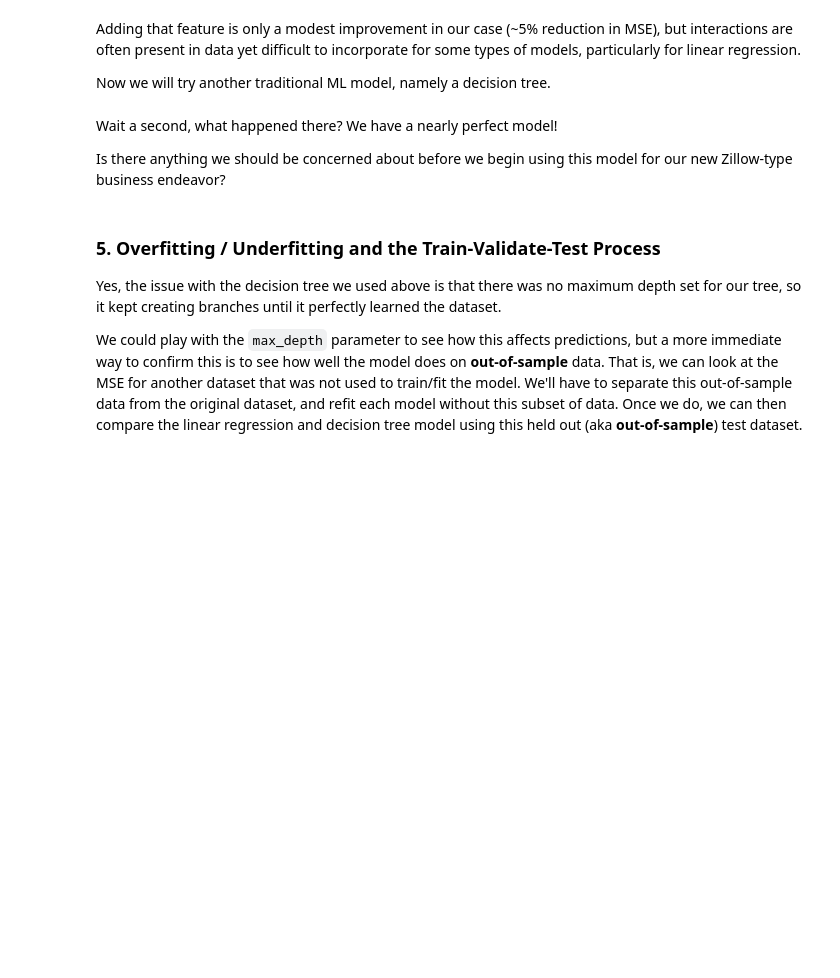
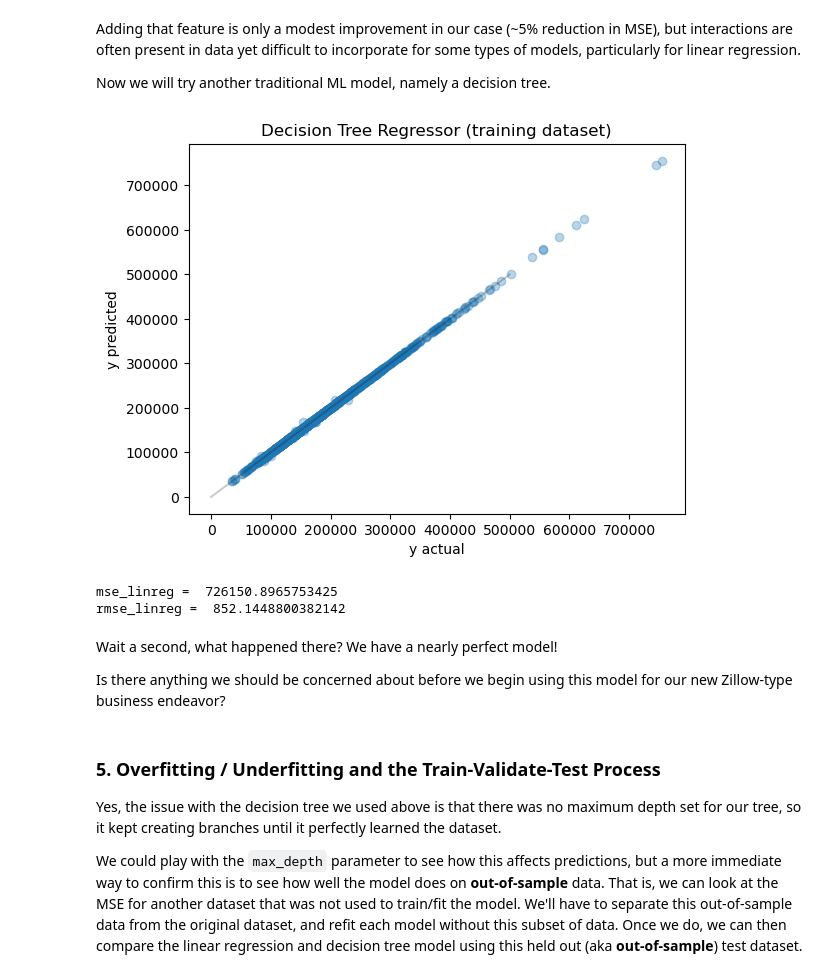
Before and after one commit to sgeinitz/CS39AA, a Jupyter notebook: nb2_traditional_ml_overview.ipynb, the cells around one changed output. Cells and saved outputs as stored; diff of their text form; code cells hidden in the pictures; blank space fills up the shorter version.

```diff
--- a/nb2_traditional_ml_overview.ipynb
+++ b/nb2_traditional_ml_overview.ipynb
@@ -229,24 +345,29 @@ Now we will try another traditional ML model, namely a decision tree.
 # %%
 from sklearn.tree import DecisionTreeRegressor
 #from sklearn.ensemble import RandomForestRegressor
 
 dectree_model = DecisionTreeRegressor(criterion='squared_error')
 #dectree_model = RandomForestRegressor(criterion='mse', n_estimators=500)
 dectree_model.fit(X_linreg, y)
 y_pred = dectree_model.predict(X_linreg)
 
 # Plot the predictions side-by-side with the actual values
 # Note: a perfect model would yield the identity, y=x
 plt.scatter(y, y_pred, alpha=0.3)
 plt.xlabel('y actual')
 plt.ylabel('y predicted')
 plt.plot([0,5e5],[0,5e5], c='k', alpha=0.2)
+plt.title("Decision Tree Regressor (training dataset)")
 plt.show()
 
 # Calculate and show the mean squared error
 mse_linreg = (((y - y_pred)**2).mean())
 print("mse_linreg = ", mse_linreg)
 print("rmse_linreg = ", np.sqrt(mse_linreg))
+# %% [output]
+[figure, added]
+mse_linreg =  726150.8965753425
+rmse_linreg =  852.1448800382142
 # %% [markdown]
 Wait a second, what happened there? We have a nearly perfect model!
 
```
Also changed, not shown: parts of 17 cells of this notebook, 1 other file.
